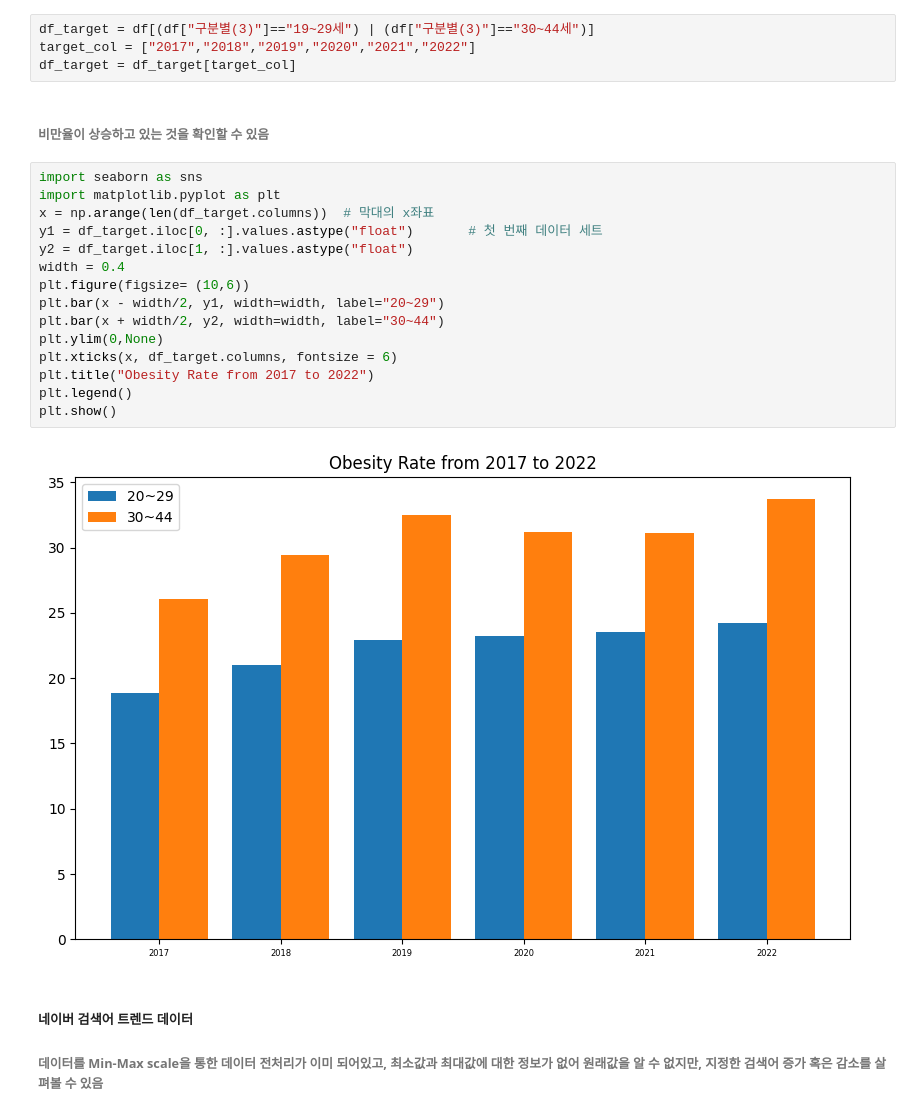
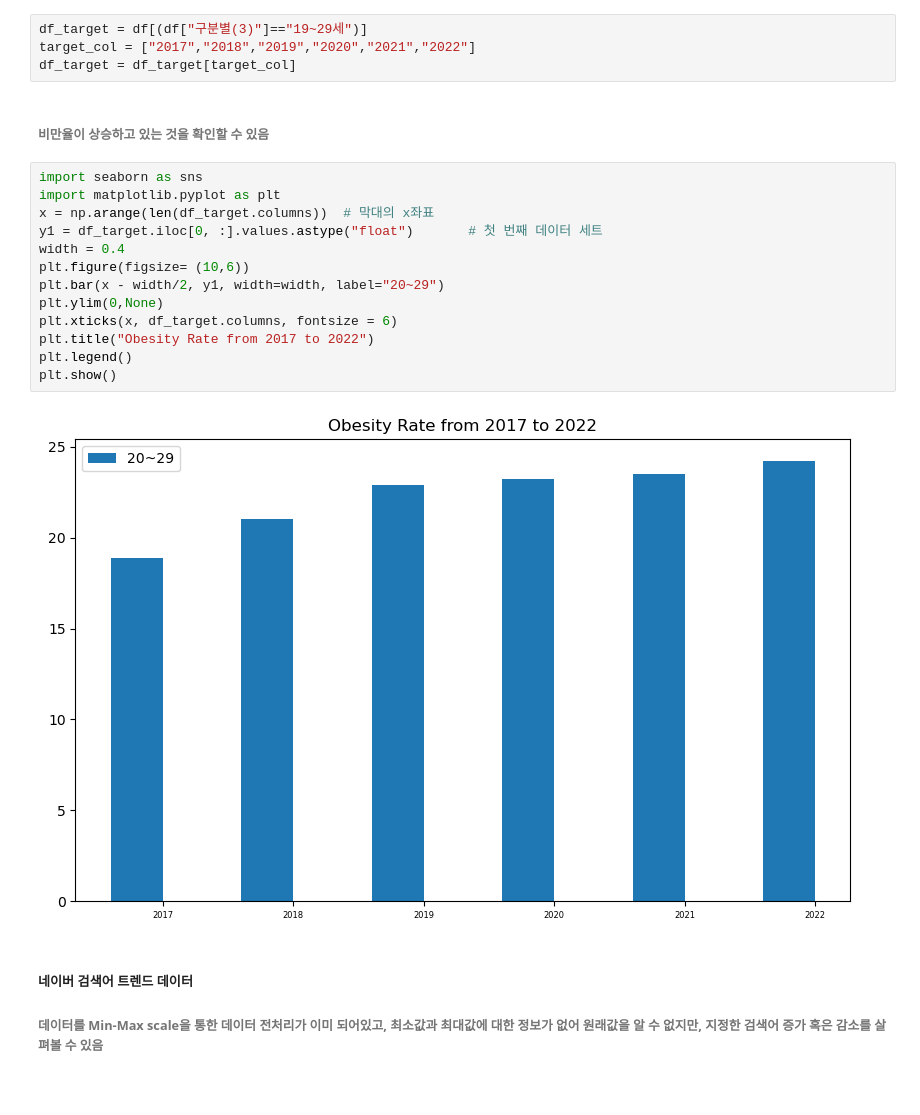
Before and after one commit to gni29/quiet_I, a Jupyter notebook: fat.ipynb, the cells around one changed output. Cells and saved outputs as stored; diff of their text form; blank space fills up the shorter version.

```diff
--- a/fat.ipynb
+++ b/fat.ipynb
@@ -28,7 +28,7 @@ Index(['구분별(1)', '구분별(2)', '구분별(3)', '2009', '2009.1', '2009.2
 # %% [markdown]
 #### 연령대가 19세에서 44세까지의 비만율 데이터만 선택하여 비교
 # %%
-df_target = df[(df["구분별(3)"]=="19~29세") | (df["구분별(3)"]=="30~44세")]
+df_target = df[(df["구분별(3)"]=="19~29세")]
 target_col = ["2017","2018","2019","2020","2021","2022"]
 df_target = df_target[target_col]
 # %% [markdown]
@@ -36,20 +36,18 @@ df_target = df_target[target_col]
 # %%
 import seaborn as sns
 import matplotlib.pyplot as plt
 x = np.arange(len(df_target.columns))  # 막대의 x좌표
 y1 = df_target.iloc[0, :].values.astype("float")       # 첫 번째 데이터 세트
-y2 = df_target.iloc[1, :].values.astype("float")
 width = 0.4
 plt.figure(figsize= (10,6))
 plt.bar(x - width/2, y1, width=width, label="20~29")
-plt.bar(x + width/2, y2, width=width, label="30~44")
 plt.ylim(0,None)
 plt.xticks(x, df_target.columns, fontsize = 6)
 plt.title("Obesity Rate from 2017 to 2022")
 plt.legend()
 plt.show()
 # %% [output]
-[figure, old version]
+[figure, new version]
 # %% [markdown]
 ##### 네이버 검색어 트렌드 데이터
 ###### 데이터를 Min-Max scale을 통한 데이터 전처리가 이미 되어있고, 최소값과 최대값에 대한 정보가 없어 원래값을 알 수 없지만, 지정한 검색어 증가 혹은 감소를 살펴볼 수 있음
```
Also changed, not shown: parts of 54 cells of this notebook, 17 other files.
